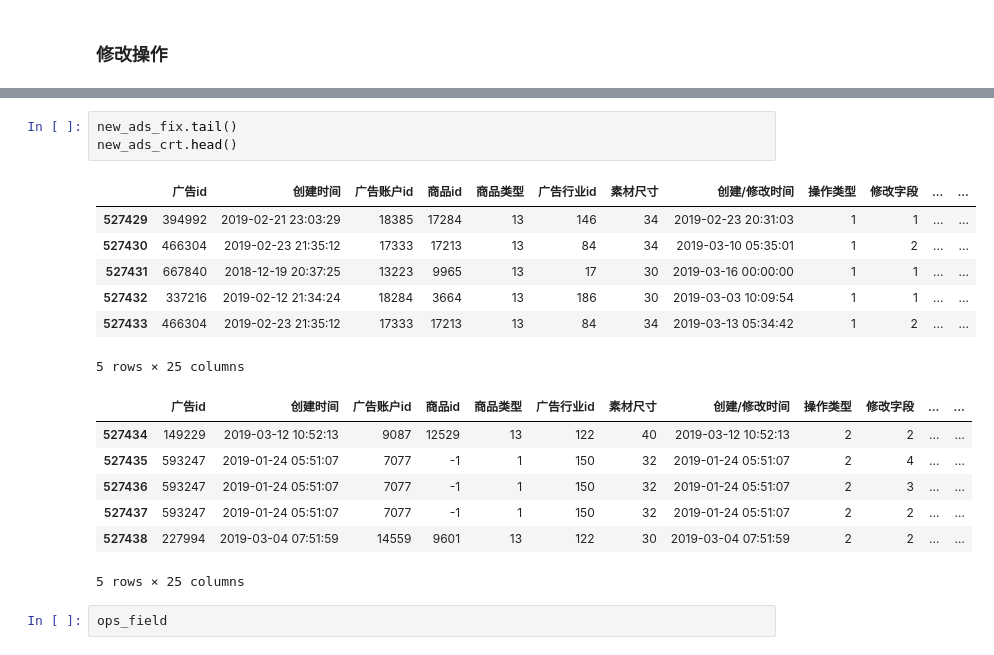
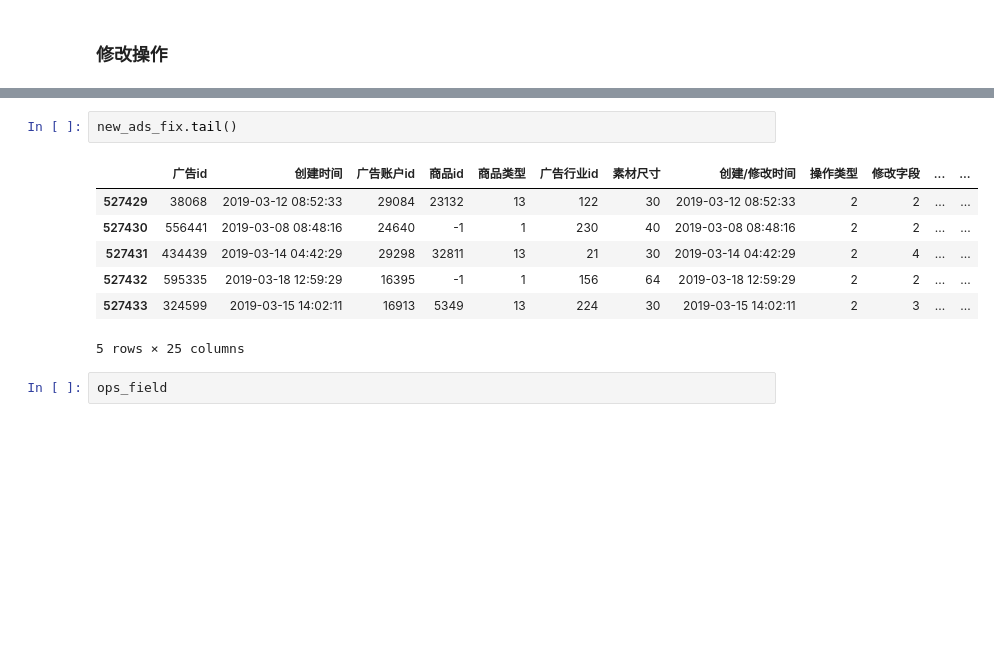
Before and after one commit to AutuanLiu/2019TencentAlgorithm, a Jupyter notebook: nbs/train_ads_features-fix.ipynb, the cells around one changed output, grey strips where cells are left out. Saved outputs shown, nothing was run; the diff lists cells and outputs as text; blank space fills up the shorter version.

```diff
--- a/nbs/train_ads_features.ipynb
+++ b/nbs/train_ads_features-fix.ipynb
@@ -246,22 +237,14 @@ A value is trying to be set on a copy of a slice from a DataFrame
 See the caveats in the documentation: http://pandas.pydata.org/pandas-docs/stable/indexing.html#indexing-view-versus-copy
 # %%
 new_ads_fix.tail()
-new_ads_crt.head()
 # %% [output]
 |  | 广告id | 创建时间 | 广告账户id | 商品id | 商品类型 | 广告行业id | 素材尺寸 | 创建/修改时间 | 操作类型 | 修改字段 | ... | ... |
-| 527429 | 394992 | 2019-02-21 23:03:29 | 18385 | 17284 | 13 | 146 | 34 | 2019-02-23 20:31:03 | 1 | 1 | ... | ... |
-| 527430 | 466304 | 2019-02-23 21:35:12 | 17333 | 17213 | 13 | 84 | 34 | 2019-03-10 05:35:01 | 1 | 2 | ... | ... |
-| 527431 | 667840 | 2018-12-19 20:37:25 | 13223 | 9965 | 13 | 17 | 30 | 2019-03-16 00:00:00 | 1 | 1 | ... | ... |
-| 527432 | 337216 | 2019-02-12 21:34:24 | 18284 | 3664 | 13 | 186 | 30 | 2019-03-03 10:09:54 | 1 | 1 | ... | ... |
-| 527433 | 466304 | 2019-02-23 21:35:12 | 17333 | 17213 | 13 | 84 | 34 | 2019-03-13 05:34:42 | 1 | 2 | ... | ... |
+| 527429 | 38068 | 2019-03-12 08:52:33 | 29084 | 23132 | 13 | 122 | 30 | 2019-03-12 08:52:33 | 2 | 2 | ... | ... |
+| 527430 | 556441 | 2019-03-08 08:48:16 | 24640 | -1 | 1 | 230 | 40 | 2019-03-08 08:48:16 | 2 | 2 | ... | ... |
+| 527431 | 434439 | 2019-03-14 04:42:29 | 29298 | 32811 | 13 | 21 | 30 | 2019-03-14 04:42:29 | 2 | 4 | ... | ... |
+| 527432 | 595335 | 2019-03-18 12:59:29 | 16395 | -1 | 1 | 156 | 64 | 2019-03-18 12:59:29 | 2 | 2 | ... | ... |
+| 527433 | 324599 | 2019-03-15 14:02:11 | 16913 | 5349 | 13 | 224 | 30 | 2019-03-15 14:02:11 | 2 | 3 | ... | ... |
 5 rows × 25 columns
-|  | 广告id | 创建时间 | 广告账户id | 商品id | 商品类型 | 广告行业id | 素材尺寸 | 创建/修改时间 | 操作类型 | 修改字段 | ... | ... |
-| 527434 | 149229 | 2019-03-12 10:52:13 | 9087 | 12529 | 13 | 122 | 40 | 2019-03-12 10:52:13 | 2 | 2 | ... | ... |
-| 527435 | 593247 | 2019-01-24 05:51:07 | 7077 | -1 | 1 | 150 | 32 | 2019-01-24 05:51:07 | 2 | 4 | ... | ... |
-| 527436 | 593247 | 2019-01-24 05:51:07 | 7077 | -1 | 1 | 150 | 32 | 2019-01-24 05:51:07 | 2 | 3 | ... | ... |
-| 527437 | 593247 | 2019-01-24 05:51:07 | 7077 | -1 | 1 | 150 | 32 | 2019-01-24 05:51:07 | 2 | 2 | ... | ... |
-| 527438 | 227994 | 2019-03-04 07:51:59 | 14559 | 9601 | 13 | 122 | 30 | 2019-03-04 07:51:59 | 2 | 2 | ... | ... |
-5 rows × 25 columns
 # %%
 ops_field
 # %% [output]
```
Also changed, not shown: parts of 45 cells of this notebook, 10 other files.
